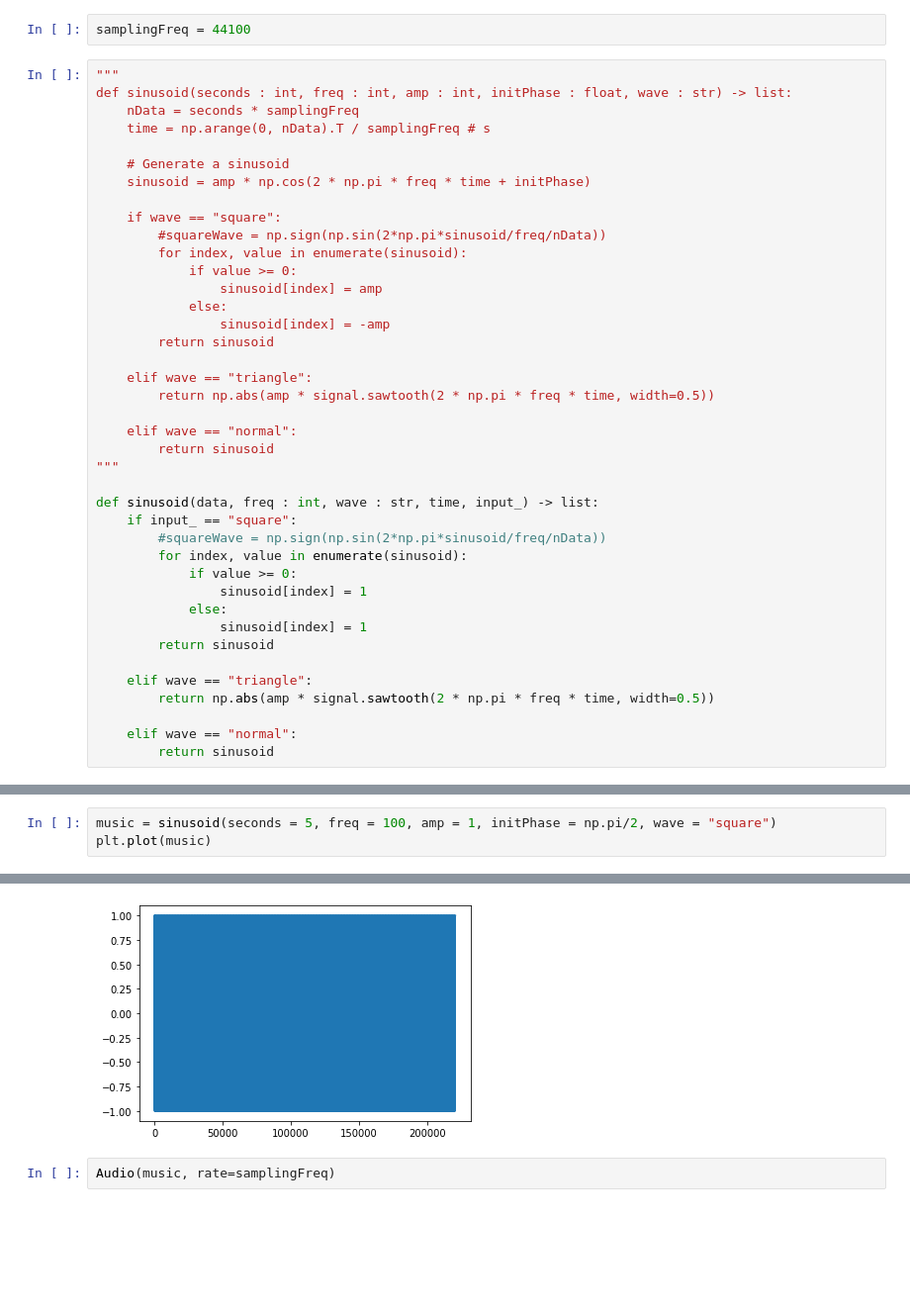
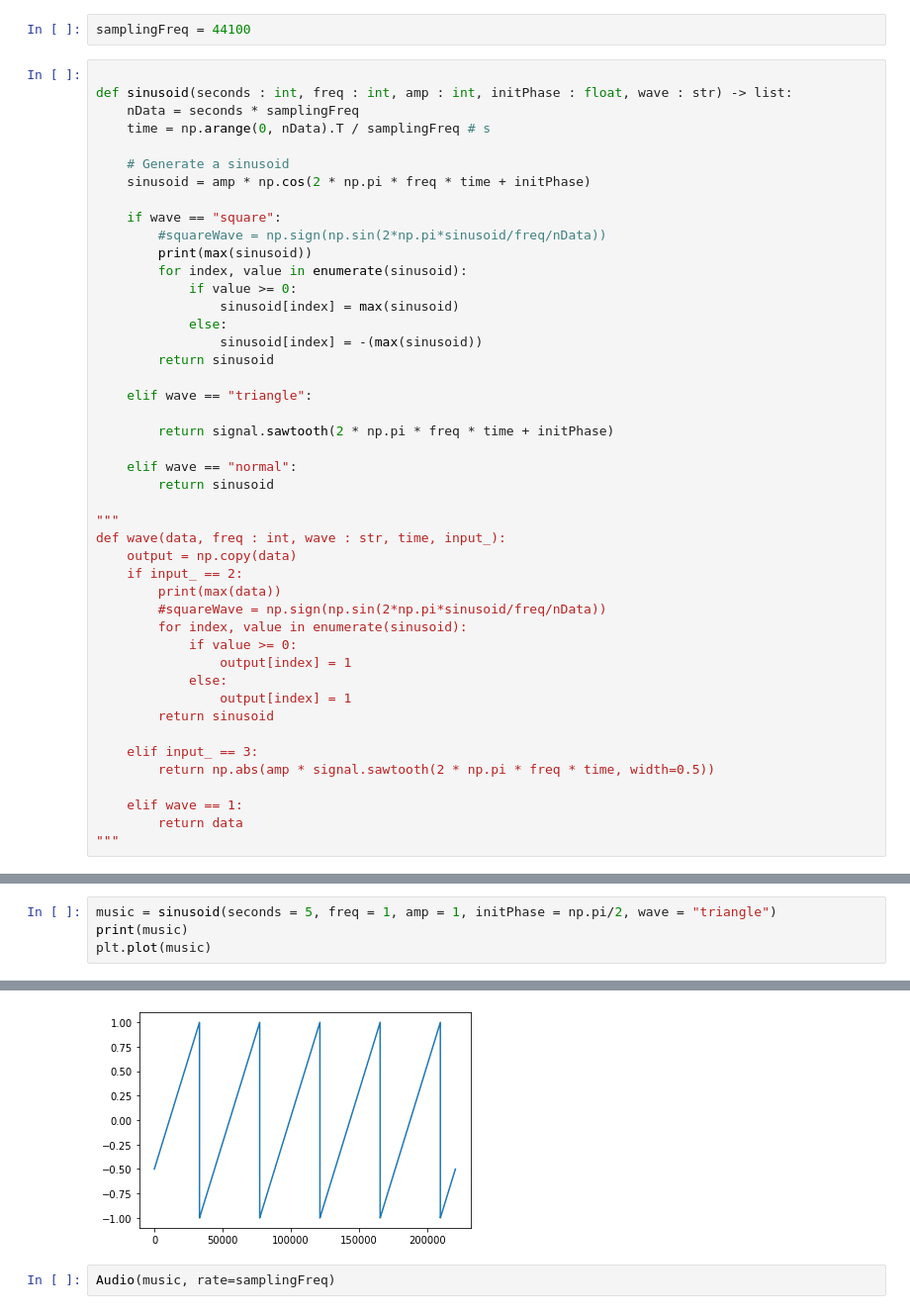
Before and after one commit to mikk8718/AP_miniproject, a Jupyter notebook: Notebooks/Miniproject.ipynb, the cells around one changed output, grey strips where cells are left out. Shown at 99% size. Saved outputs shown, nothing was run; the diff lists cells and outputs as text; blank space fills up the shorter version.

```diff
--- a/Notebooks/Miniproject.ipynb
+++ b/Notebooks/Miniproject.ipynb
@@ -10,7 +11,7 @@ from ipywidgets import interact, interactive, fixed, interact_manual
 # %%
 samplingFreq = 44100
 # %%
-"""
+
 def sinusoid(seconds : int, freq : int, amp : int, initPhase : float, wave : str) -> list:
     nData = seconds * samplingFreq
     time = np.arange(0, nData).T / samplingFreq # s
@@ -20,32 +21,37 @@ def sinusoid(seconds : int, freq : int, amp : int, initPhase : float, wave : str
 
     if wave == "square":
         #squareWave = np.sign(np.sin(2*np.pi*sinusoid/freq/nData))
+        print(max(sinusoid))
         for index, value in enumerate(sinusoid):
             if value >= 0:
-                sinusoid[index] = amp
+                sinusoid[index] = max(sinusoid)
             else:
-                sinusoid[index] = -amp
+                sinusoid[index] = -(max(sinusoid))
         return sinusoid
 
     elif wave == "triangle":
-        return np.abs(amp * signal.sawtooth(2 * np.pi * freq * time, width=0.5))
+
+        return signal.sawtooth(2 * np.pi * freq * time + initPhase)
 
     elif wave == "normal":
         return sinusoid
+
 """
-
-def sinusoid(data, freq : int, wave : str, time, input_) -> list:
-    if input_ == "square":
+def wave(data, freq : int, wave : str, time, input_):
+    output = np.copy(data)
+    if input_ == 2:
+        print(max(data))
         #squareWave = np.sign(np.sin(2*np.pi*sinusoid/freq/nData))
         for index, value in enumerate(sinusoid):
             if value >= 0:
-                sinusoid[index] = 1
+                output[index] = 1
             else:
-                sinusoid[index] = 1
+                output[index] = 1
         return sinusoid
 
-    elif wave == "triangle":
+    elif input_ == 3:
         return np.abs(amp * signal.sawtooth(2 * np.pi * freq * time, width=0.5))
 
-    elif wave == "normal":
-        return sinusoid
+    elif wave == 1:
+        return data
+"""
@@ -52,4 +66,5 @@ def sinusoid(data, freq : int, wave : str, time, input_) -> list:
 # %%
-music = sinusoid(seconds = 5, freq = 100, amp = 1, initPhase = np.pi/2, wave = "square")
+music = sinusoid(seconds = 5, freq = 1, amp = 1, initPhase = np.pi/2, wave = "triangle")
+print(music)
 plt.plot(music)
 # %% [output]
@@ -57,4 +74,4 @@ plt.plot(music)
-[figure, old version]
+[figure, new version]
 # %%
 Audio(music, rate=samplingFreq)
 # %% [output]
```
Also changed, not shown: parts of 9 cells of this notebook.
